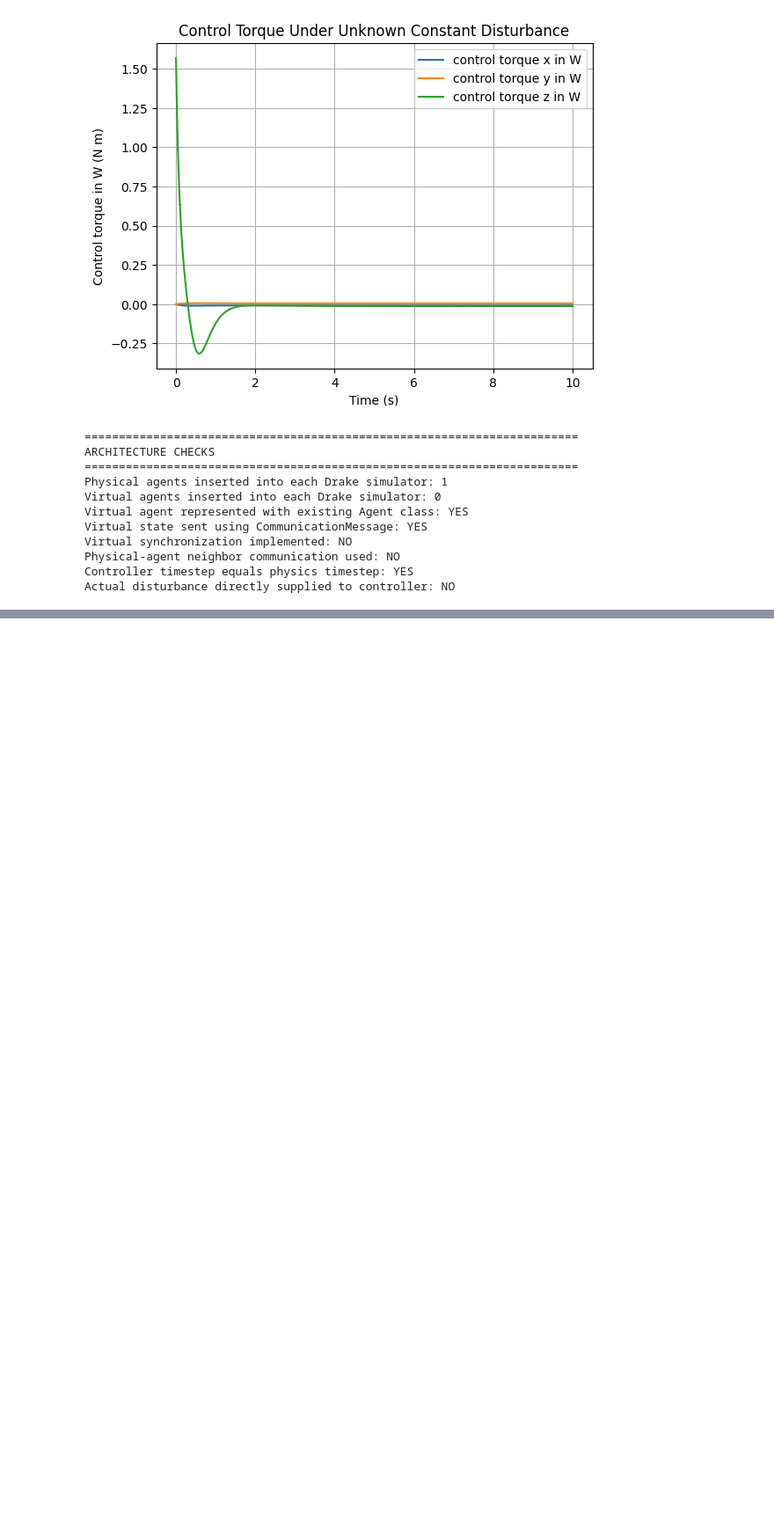
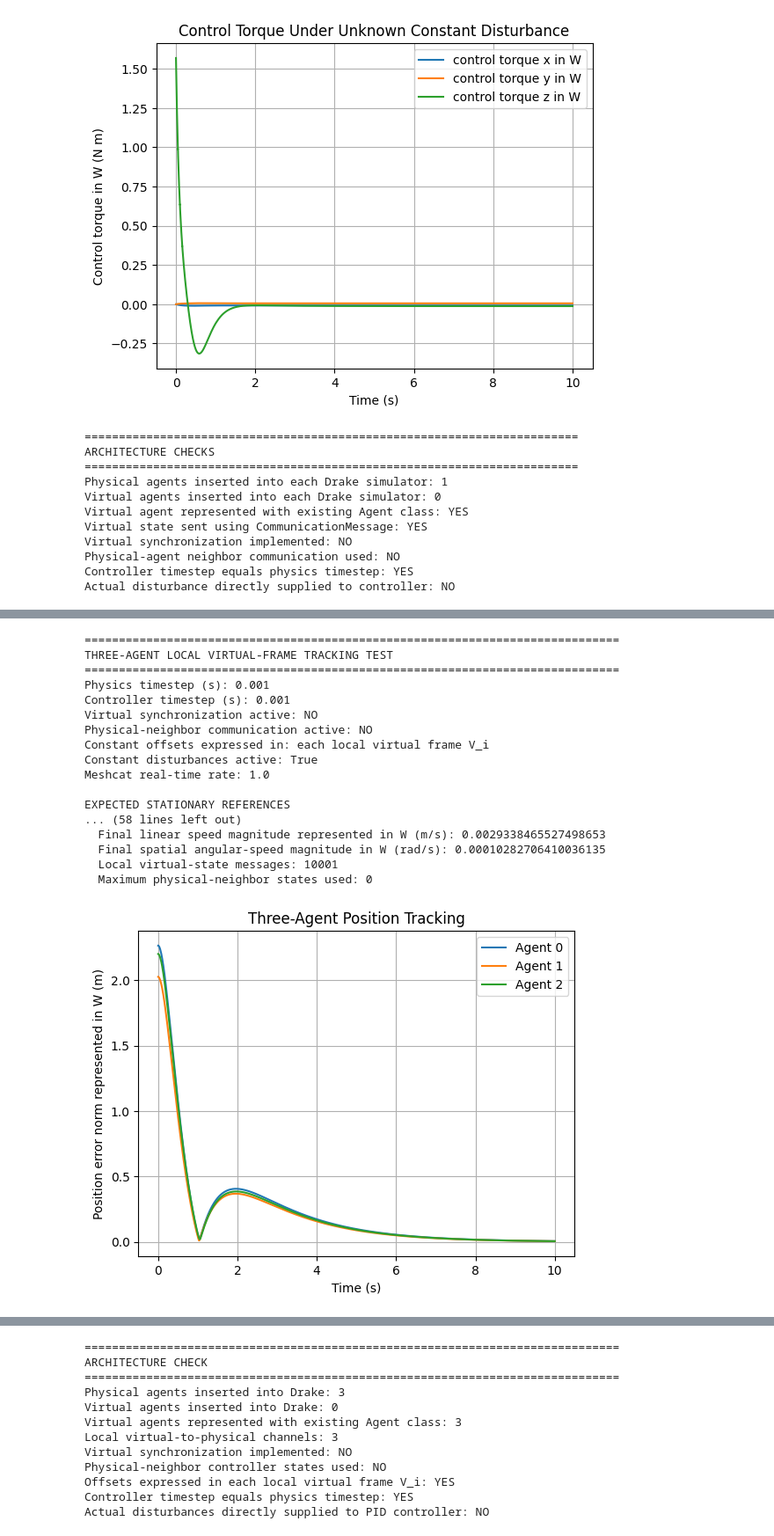
Before and after one commit to ravindyaparami/multi-agents-on-a-lie-group, a Jupyter notebook: Drake/Realistic_Test.ipynb, the cells around one changed output, grey strips where cells are left out. Shown at 88% size. Cells and saved outputs as stored; diff of their text form; code cells hidden in the pictures; blank space fills up the shorter version.

```diff
--- a/Drake/Realistic_Test.ipynb
+++ b/Drake/Realistic_Test.ipynb
@@ -7099,0 +8416,35 @@ Actual disturbance directly supplied to controller: NO
+# %%
+three_agent_results = run_three_agent_test(three_agent_test)
+plot_three_agent_results(three_agent_test, three_agent_results)
+
+print("\n" + "=" * 78)
+print("ARCHITECTURE CHECK")
+print("=" * 78)
+print("Physical agents inserted into Drake: 3")
+print("Virtual agents inserted into Drake: 0")
+print("Virtual agents represented with existing Agent class: 3")
+print("Local virtual-to-physical channels: 3")
+print("Virtual synchronization implemented: NO")
+print("Physical-neighbor controller states used: NO")
+print("Offsets expressed in each local virtual frame V_i: YES")
+print("Controller timestep equals physics timestep: YES")
+print("Actual disturbances directly supplied to PID controller: NO")
+# %% [output]
+==============================================================================
+THREE-AGENT LOCAL VIRTUAL-FRAME TRACKING TEST
+==============================================================================
+Physics timestep (s): 0.001
+Controller timestep (s): 0.001
+Virtual synchronization active: NO
+Physical-neighbor communication active: NO
+Constant offsets expressed in: each local virtual frame V_i
+Constant disturbances active: True
+Meshcat real-time rate: 1.0
+
+EXPECTED STATIONARY REFERENCES
+... (58 lines left out)
+  Final linear speed magnitude represented in W (m/s): 0.0029338465527498653
+  Final spatial angular-speed magnitude in W (rad/s): 0.00010282706410036135
+  Local virtual-state messages: 10001
+  Maximum physical-neighbor states used: 0
+[figure, added]
@@ -7099,0 +8453,12 @@ Actual disturbance directly supplied to controller: NO
+==============================================================================
+ARCHITECTURE CHECK
+==============================================================================
+Physical agents inserted into Drake: 3
+Virtual agents inserted into Drake: 0
+Virtual agents represented with existing Agent class: 3
+Local virtual-to-physical channels: 3
+Virtual synchronization implemented: NO
+Physical-neighbor controller states used: NO
+Offsets expressed in each local virtual frame V_i: YES
+Controller timestep equals physics timestep: YES
+Actual disturbances directly supplied to PID controller: NO
```
Also changed, not shown: parts of 4 cells of this notebook.
